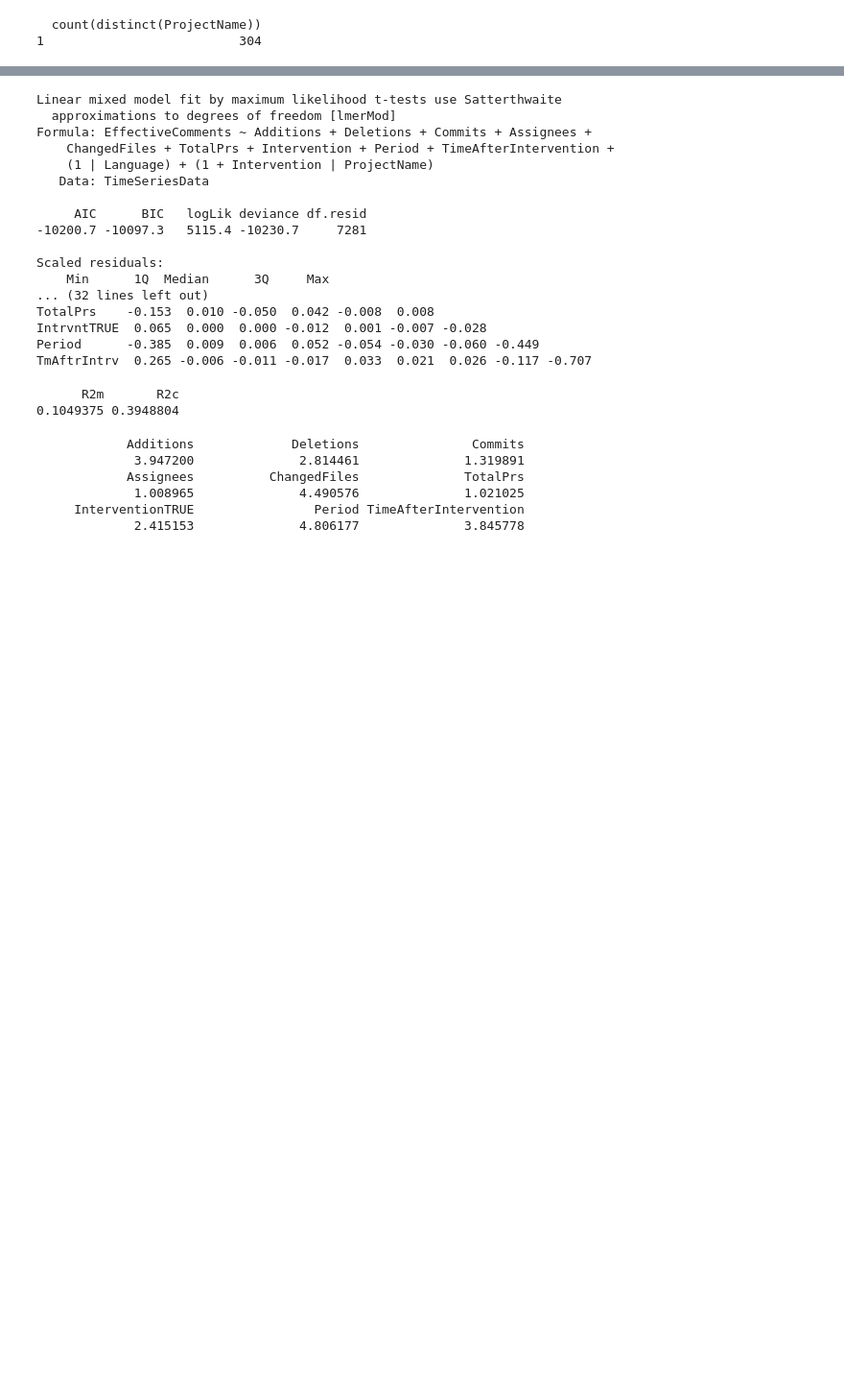
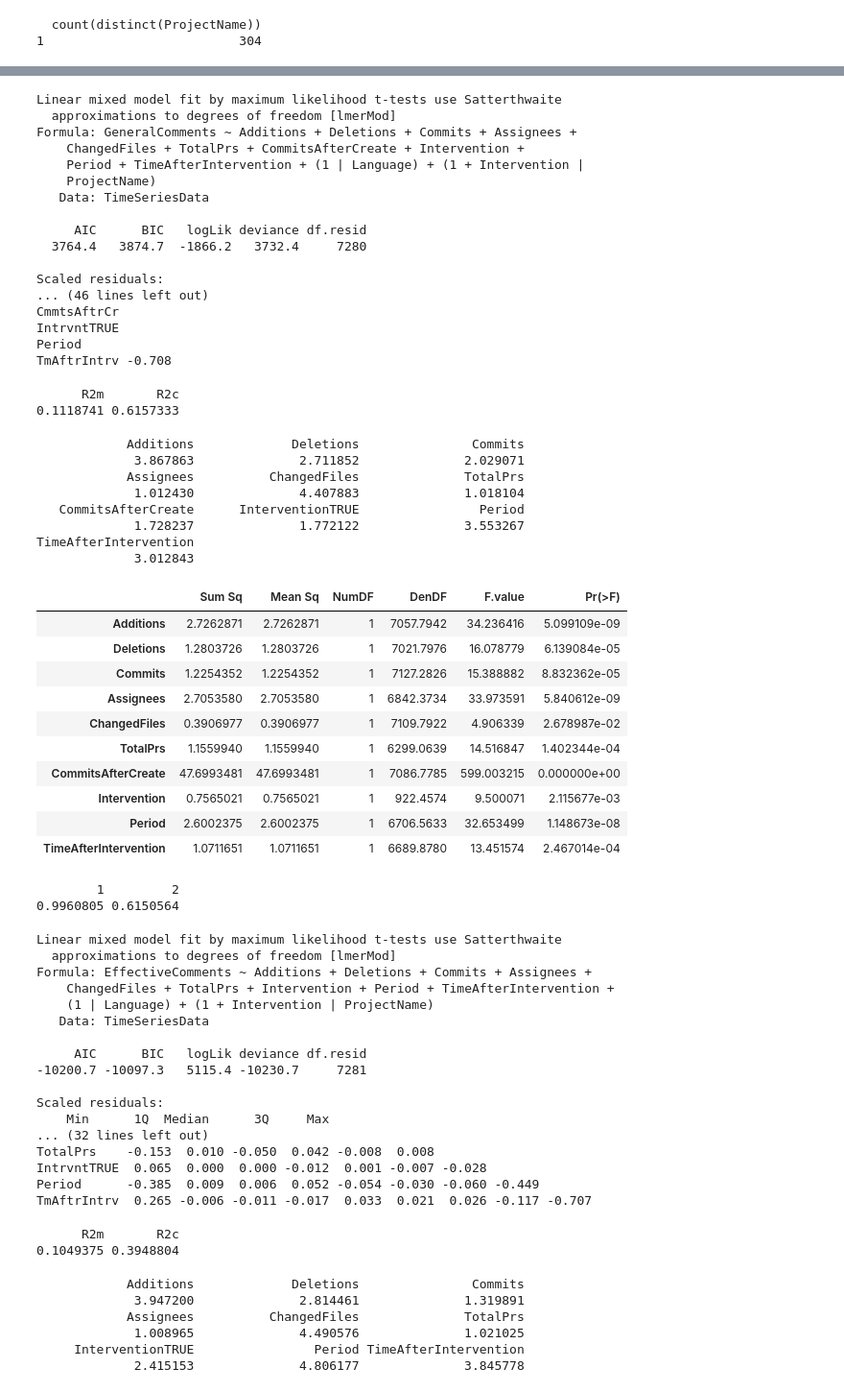
Before and after one commit to TheDutchDevil/code_reviews, a Jupyter notebook: analysis/time_series_models.ipynb, the cells around one changed output, grey strips where cells are left out. Shown: that part at 96% size. Drawn from its saved outputs; the diff is of its cells as text; code cells hidden in the pictures; blank space fills up the shorter version.

```diff
--- a/analysis/time_series_models.ipynb
+++ b/analysis/time_series_models.ipynb
@@ -176,3 +196,80 @@ TmAftrIntrv  0.237 -0.006 -0.011 -0.018  0.036  0.022  0.029 -0.100 -0.708
+# %%
+modelShareReviewComments = lmer(GeneralComments  ~
+            Additions  +
+            Deletions +
+            Commits +
+            Assignees +
+            ChangedFiles +
+            TotalPrs +
+            CommitsAfterCreate +
+            Intervention +
+            Period +
+            TimeAfterIntervention +
+            (1|Language) +
+            (1+Intervention|ProjectName),
+          data= TimeSeriesData,
+          REML=FALSE)
+summary(modelShareReviewComments)
+r.squaredGLMM(modelShareReviewComments)
+vif.mer(modelShareReviewComments)
+anova(modelShareReviewComments)
+
+random_row <- data.frame(
+    Additions = c(median(TimeSeriesData$Additions),median(TimeSeriesData$Additions)),
+    Deletions = c(median(TimeSeriesData$Deletions),median(TimeSeriesData$Deletions)),
+    Commits = c(median(TimeSeriesData$Commits),median(TimeSeriesData$Commits)),
+    CommitsAfterCreate = c(median(TimeSeriesData$CommitsAfterCreate), median(TimeSeriesData$CommitsAfterCreate)),
+    Assignees = c(median(TimeSeriesData$Assignees), median(TimeSeriesData$Assignees)),
+    ChangedFiles = c(median(TimeSeriesData$ChangedFiles), median(TimeSeriesData$ChangedFiles)),
+    TotalPrs = c(median(TimeSeriesData$TotalPrs), median(TimeSeriesData$TotalPrs)),
+    Intervention = c(FALSE, TRUE),
+    Period = c(24,0),
+    TimeAfterIntervention = c(0,12),
+    Language = c(levels(TimeSeriesData$Language)[4], levels(TimeSeriesData$Language)[4]),
+    ProjectName = c(levels(TimeSeriesData$ProjectName)[4], levels(TimeSeriesData$ProjectName)[4])
+)
+print(predict(modelShareReviewComments, random_row))
+# %% [output]
+Linear mixed model fit by maximum likelihood t-tests use Satterthwaite
+  approximations to degrees of freedom [lmerMod]
+Formula: GeneralComments ~ Additions + Deletions + Commits + Assignees +
+    ChangedFiles + TotalPrs + CommitsAfterCreate + Intervention +
+    Period + TimeAfterIntervention + (1 | Language) + (1 + Intervention |
+    ProjectName)
+   Data: TimeSeriesData
+
+     AIC      BIC   logLik deviance df.resid
+  3764.4   3874.7  -1866.2   3732.4     7280
+
+Scaled residuals:
+... (46 lines left out)
+CmmtsAftrCr
+IntrvntTRUE
+Period
+TmAftrIntrv -0.708
+      R2m       R2c
+0.1118741 0.6157333
+            Additions             Deletions               Commits
+             3.867863              2.711852              2.029071
+            Assignees          ChangedFiles              TotalPrs
+             1.012430              4.407883              1.018104
+   CommitsAfterCreate      InterventionTRUE                Period
+             1.728237              1.772122              3.553267
+TimeAfterIntervention
+             3.012843
+|  | Sum Sq | Mean Sq | NumDF | DenDF | F.value | Pr(>F) |
+| Additions | 2.7262871 | 2.7262871 | 1 | 7057.7942 | 34.236416 | 5.099109e-09 |
+| Deletions | 1.2803726 | 1.2803726 | 1 | 7021.7976 | 16.078779 | 6.139084e-05 |
+| Commits | 1.2254352 | 1.2254352 | 1 | 7127.2826 | 15.388882 | 8.832362e-05 |
+| Assignees | 2.7053580 | 2.7053580 | 1 | 6842.3734 | 33.973591 | 5.840612e-09 |
+| ChangedFiles | 0.3906977 | 0.3906977 | 1 | 7109.7922 | 4.906339 | 2.678987e-02 |
+| TotalPrs | 1.1559940 | 1.1559940 | 1 | 6299.0639 | 14.516847 | 1.402344e-04 |
+| CommitsAfterCreate | 47.6993481 | 47.6993481 | 1 | 7086.7785 | 599.003215 | 0.000000e+00 |
+| Intervention | 0.7565021 | 0.7565021 | 1 | 922.4574 | 9.500071 | 2.115677e-03 |
+| Period | 2.6002375 | 2.6002375 | 1 | 6706.5633 | 32.653499 | 1.148673e-08 |
+| TimeAfterIntervention | 1.0711651 | 1.0711651 | 1 | 6689.8780 | 13.451574 | 2.467014e-04 |
+        1         2
+0.9960805 0.6150564
 # %%
 modelShareReviewComments = lmer(EffectiveComments ~
             Additions +
```
Also changed, not shown: parts of 5 cells of this notebook, 6 other files.
